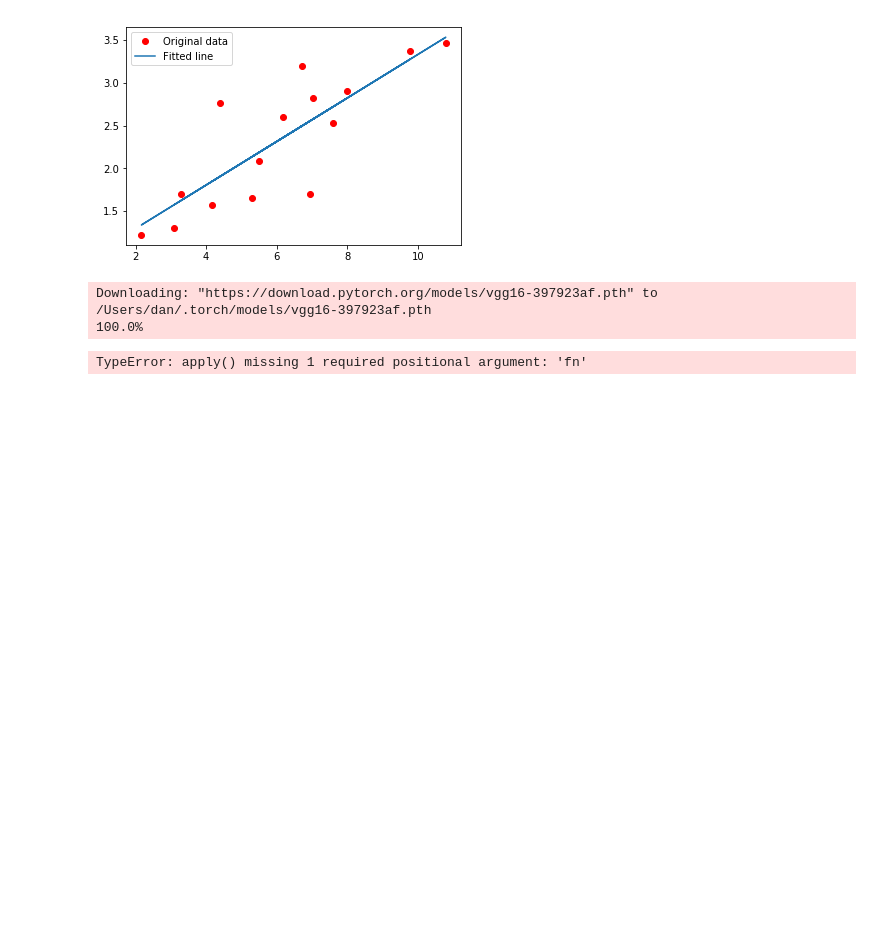
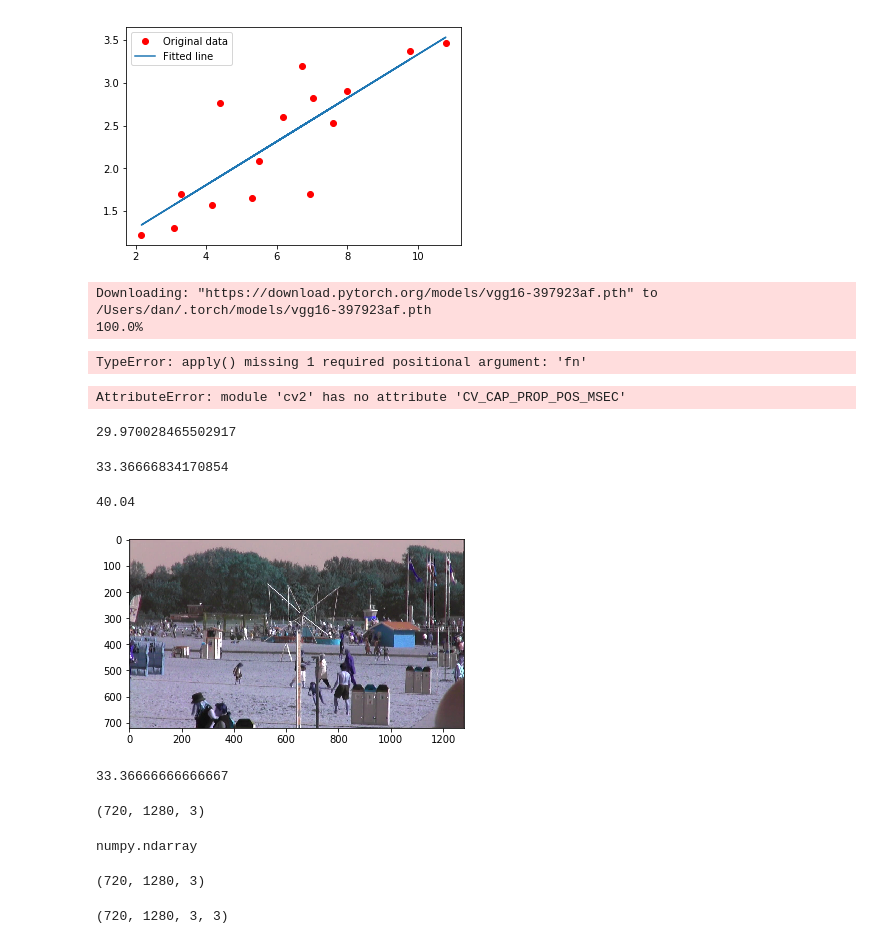
Before and after one commit to dbirman/visatt, a Jupyter notebook: Visual attention model notebook.ipynb, the cells around one changed output. Cells and saved outputs as stored; diff of their text form; code cells hidden in the pictures; blank space fills up the shorter version.

```diff
--- a/Visual attention model notebook.ipynb
+++ b/Visual attention model notebook.ipynb
@@ -85,0 +93,71 @@ TypeError: apply() missing 1 required positional argument: 'fn'
+# %%
+import io
+import base64
+from IPython.display import HTML
+
+from numpy import *
+import cv2
+
+import matplotlib.pyplot as plt
+%matplotlib inline
+
+
+cap = cv2.VideoCapture('data/movies-m4v/beach.m4v')
+
+# take first frame of the video
+ret,frame = cap.read()
+
+# capture = cv.CaptureFromFile('data/movies-m4v/beach.m4v')
+# frames = []
+# for i in range(100):
+#     img = cv.QueryFrame(capture)
+#     tmp = cv.CreateImage(cv.GetSize(img),8,3)
+#     cv.CvtColor(img,tmp,cv.CV_BGR2RGB)
+#     frames.append(asarray(cv.GetMat(tmp)))
+# frames = array(frames)
+# %%
+cv2.VideoCapture.get(cv2.CV_CAP_PROP_POS_MSEC)
+# %% [output]
+AttributeError: module 'cv2' has no attribute 'CV_CAP_PROP_POS_MSEC'
+# %%
+
+ret,frame = cap.read()
+cap.get(cv2.CAP_PROP_POS_MSEC)
+# %% [output]
+29.970028465502917
+# %%
+1000/cap.get(cv2.CAP_PROP_FPS)
+# %% [output]
+33.36666834170854
+# %%
+imgplot = plt.imshow(frame)
+# %% [output]
+40.04
+[figure, added]
+# %%
+200.2/6
+# %% [output]
+33.36666666666667
+# %%
+frame.shape
+# %% [output]
+(720, 1280, 3)
+# %%
+import numpy as np
+type(np.array(frame))
+type(frame)
+# %% [output]
+numpy.ndarray
+# %%
+frame1 = frame
+frame2 = frame
+frame3 = frame
+frame1.shape
+frame2.shape
+# %% [output]
+(720, 1280, 3)
+# %%
+frames = np.stack((frame1,frame2),3)
+np.append(frames,np.expand_dims(frame3,3),3).shape
+# %% [output]
+(720, 1280, 3, 3)
```
Also changed, not shown: parts of 2 cells of this notebook, 2 other files.
